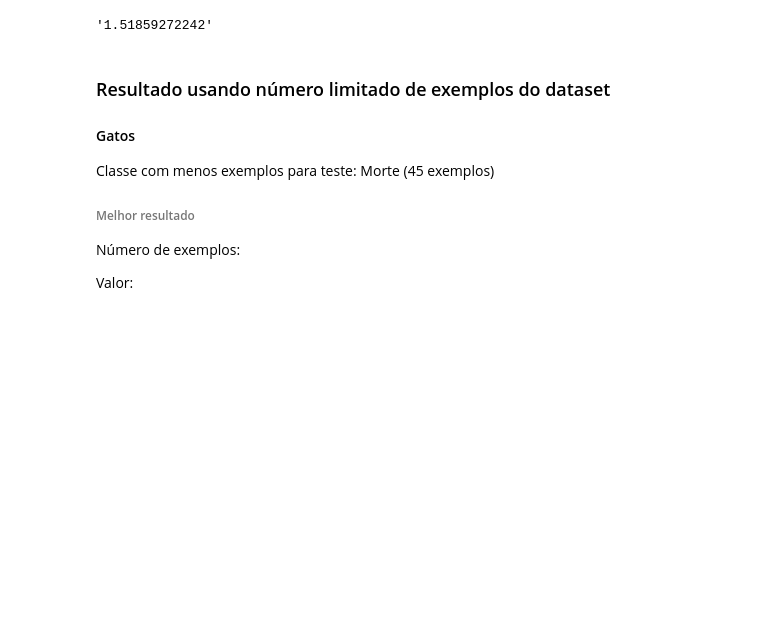
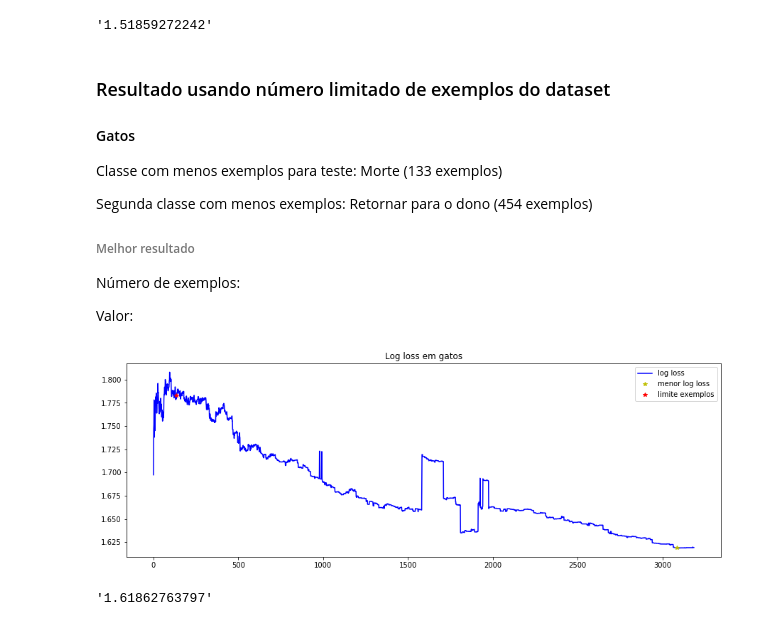
Before and after one commit to annanda/wnn_trabalho_2, a Jupyter notebook: experimentos_resultados.ipynb, the cells around one changed output. Cells and saved outputs as stored; diff of their text form; code cells hidden in the pictures; blank space fills up the shorter version.

```diff
--- a/experimentos_resultados.ipynb
+++ b/experimentos_resultados.ipynb
@@ -76,7 +76,9 @@ min(log_loss)
 ### Resultado usando número limitado de exemplos do dataset
 
 #### Gatos
-Classe com menos exemplos para teste: Morte (45 exemplos)
+Classe com menos exemplos para teste: Morte (133 exemplos)
+
+Segunda classe com menos exemplos: Retornar para o dono (454 exemplos)
 
 ###### Melhor resultado
 
@@ -97,7 +99,13 @@ with open('cat_examples.csv', 'rb') as csv_file:
 # %%
 plt.figure(figsize=(15,5))
 plt.title("Log loss em gatos")
-plt.plot(example[], log_loss, '-b', label="log loss")
-#plt.plot(example[28], log_loss[28], '*g', label="menor log loss")
-#plt.plot(example[44], log_loss[44], '*r', label="limite exemplos")
+plt.plot(example_cat, log_loss_cat, '-b', label="log loss")
+plt.plot(example_cat[3083], log_loss_cat[3083], '*y', label="menor log loss")
+plt.plot(example_cat[132], log_loss_cat[132], '*r', label="limite exemplos")
 plt.legend(loc=0) ; plt.show()
+# %% [output]
+[figure, added]
+# %%
+min(log_loss_cat)
+# %% [output]
+'1.61862763797'
```
Also changed, not shown: parts of 4 cells of this notebook.
